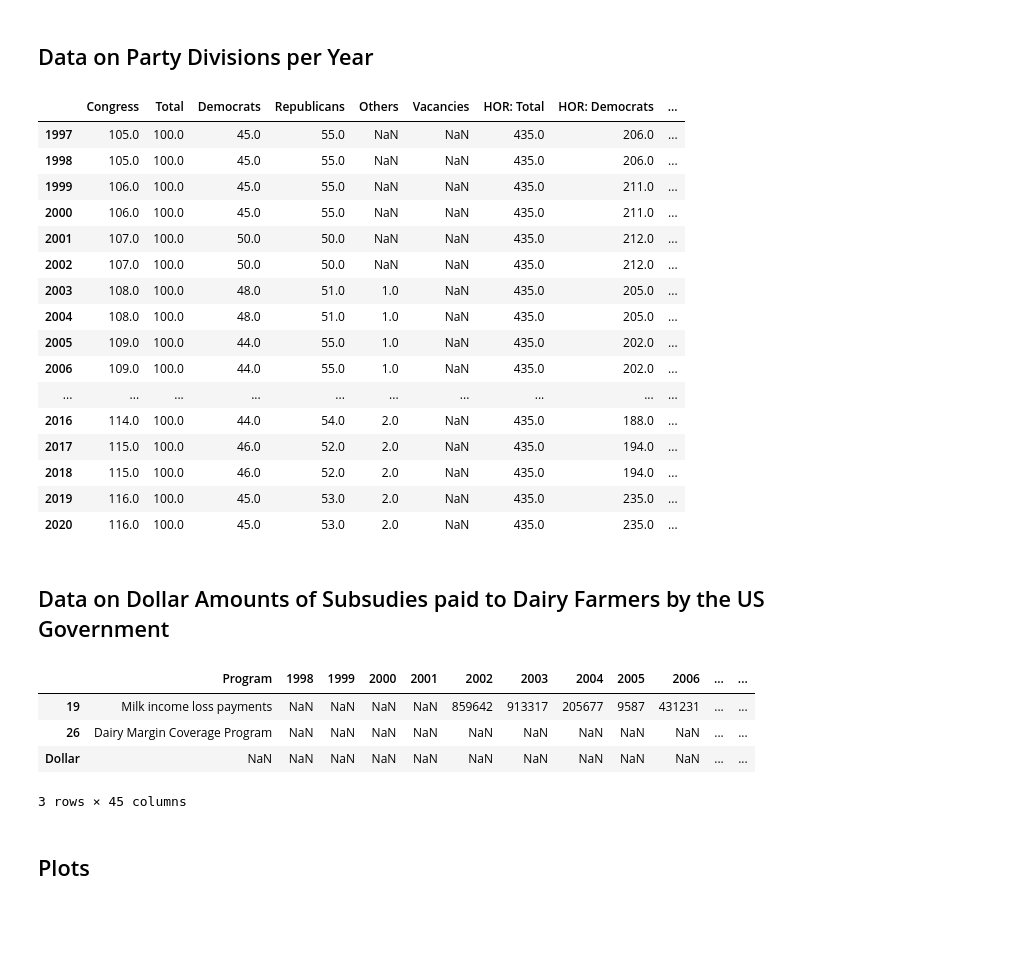
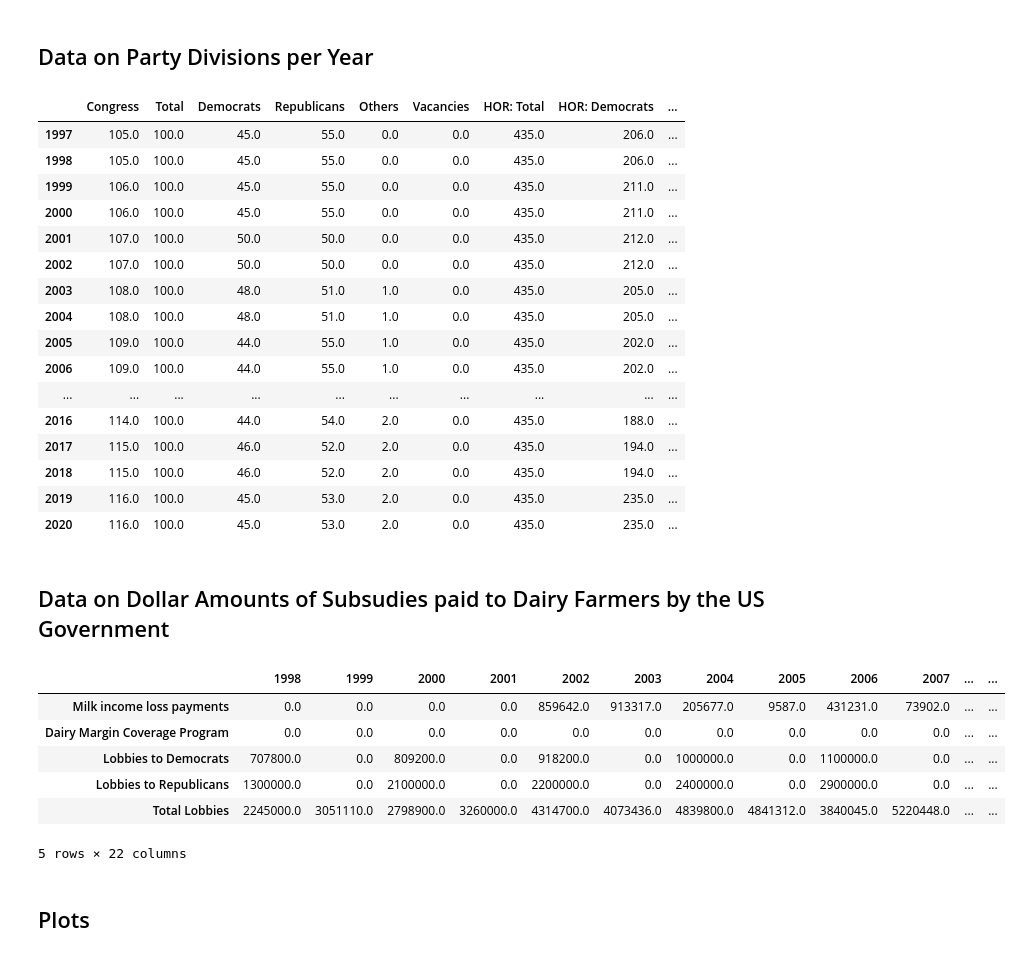
Before and after one commit to laniepreston/Data-Wrangling-Final-Project, a Jupyter notebook: Lanie_Floor_Final_Project.ipynb, the cells around one changed output. Drawn from its saved outputs; the diff is of its cells as text; code cells hidden in the pictures; blank space fills up the shorter version.

```diff
--- a/Lanie_Floor_Final_Project.ipynb
+++ b/Lanie_Floor_Final_Project.ipynb
@@ -52,25 +52,26 @@ for index, row in senate_division.iterrows():
     row.name = row.name+1
     senate_division_per_year = senate_division_per_year.append(row)
 
+senate_division_per_year = senate_division_per_year.fillna(0)
 senate_division_per_year
 # %% [output]
 |  | Congress | Total | Democrats | Republicans | Others | Vacancies | HOR: Total | HOR: Democrats | ... |
-| 1997 | 105.0 | 100.0 | 45.0 | 55.0 | NaN | NaN | 435.0 | 206.0 | ... |
-| 1998 | 105.0 | 100.0 | 45.0 | 55.0 | NaN | NaN | 435.0 | 206.0 | ... |
-| 1999 | 106.0 | 100.0 | 45.0 | 55.0 | NaN | NaN | 435.0 | 211.0 | ... |
-| 2000 | 106.0 | 100.0 | 45.0 | 55.0 | NaN | NaN | 435.0 | 211.0 | ... |
-| 2001 | 107.0 | 100.0 | 50.0 | 50.0 | NaN | NaN | 435.0 | 212.0 | ... |
-| 2002 | 107.0 | 100.0 | 50.0 | 50.0 | NaN | NaN | 435.0 | 212.0 | ... |
-| 2003 | 108.0 | 100.0 | 48.0 | 51.0 | 1.0 | NaN | 435.0 | 205.0 | ... |
-| 2004 | 108.0 | 100.0 | 48.0 | 51.0 | 1.0 | NaN | 435.0 | 205.0 | ... |
-| 2005 | 109.0 | 100.0 | 44.0 | 55.0 | 1.0 | NaN | 435.0 | 202.0 | ... |
-| 2006 | 109.0 | 100.0 | 44.0 | 55.0 | 1.0 | NaN | 435.0 | 202.0 | ... |
+| 1997 | 105.0 | 100.0 | 45.0 | 55.0 | 0.0 | 0.0 | 435.0 | 206.0 | ... |
+| 1998 | 105.0 | 100.0 | 45.0 | 55.0 | 0.0 | 0.0 | 435.0 | 206.0 | ... |
+| 1999 | 106.0 | 100.0 | 45.0 | 55.0 | 0.0 | 0.0 | 435.0 | 211.0 | ... |
+| 2000 | 106.0 | 100.0 | 45.0 | 55.0 | 0.0 | 0.0 | 435.0 | 211.0 | ... |
+| 2001 | 107.0 | 100.0 | 50.0 | 50.0 | 0.0 | 0.0 | 435.0 | 212.0 | ... |
+| 2002 | 107.0 | 100.0 | 50.0 | 50.0 | 0.0 | 0.0 | 435.0 | 212.0 | ... |
+| 2003 | 108.0 | 100.0 | 48.0 | 51.0 | 1.0 | 0.0 | 435.0 | 205.0 | ... |
+| 2004 | 108.0 | 100.0 | 48.0 | 51.0 | 1.0 | 0.0 | 435.0 | 205.0 | ... |
+| 2005 | 109.0 | 100.0 | 44.0 | 55.0 | 1.0 | 0.0 | 435.0 | 202.0 | ... |
+| 2006 | 109.0 | 100.0 | 44.0 | 55.0 | 1.0 | 0.0 | 435.0 | 202.0 | ... |
 | ... | ... | ... | ... | ... | ... | ... | ... | ... | ... |
-| 2016 | 114.0 | 100.0 | 44.0 | 54.0 | 2.0 | NaN | 435.0 | 188.0 | ... |
-| 2017 | 115.0 | 100.0 | 46.0 | 52.0 | 2.0 | NaN | 435.0 | 194.0 | ... |
-| 2018 | 115.0 | 100.0 | 46.0 | 52.0 | 2.0 | NaN | 435.0 | 194.0 | ... |
-| 2019 | 116.0 | 100.0 | 45.0 | 53.0 | 2.0 | NaN | 435.0 | 235.0 | ... |
-| 2020 | 116.0 | 100.0 | 45.0 | 53.0 | 2.0 | NaN | 435.0 | 235.0 | ... |
+| 2016 | 114.0 | 100.0 | 44.0 | 54.0 | 2.0 | 0.0 | 435.0 | 188.0 | ... |
+| 2017 | 115.0 | 100.0 | 46.0 | 52.0 | 2.0 | 0.0 | 435.0 | 194.0 | ... |
+| 2018 | 115.0 | 100.0 | 46.0 | 52.0 | 2.0 | 0.0 | 435.0 | 194.0 | ... |
+| 2019 | 116.0 | 100.0 | 45.0 | 53.0 | 2.0 | 0.0 | 435.0 | 235.0 | ... |
+| 2020 | 116.0 | 100.0 | 45.0 | 53.0 | 2.0 | 0.0 | 435.0 | 235.0 | ... |
 # %% [markdown]
 ## Data on Dollar Amounts of Subsudies paid to Dairy Farmers by the US Government ##
 # %%
@@ -92,26 +93,30 @@ def clean_df(df):
 payouts1990 = clean_df(payouts1990)
 payouts2000 = clean_df(payouts2000)
 payouts2010 = clean_df(payouts2010)
+payouts2000[payouts2000.select_dtypes(include=['number']).columns] *= 1000
+
 
 payouts_early = pd.merge(payouts1990, payouts2000, how='outer')
 payouts_early = payouts_early.drop([1990, 1991, 1992, 1993, 1994, 1995, 1996, 1997], axis=1)
 all_payouts = pd.merge(payouts_early, payouts2010, how='outer')
-
 search_values = ['dairy','milk']
 dairy_payouts = all_payouts[all_payouts['Program'].str.contains('|'.join(search_values),  na=False, case=False)]
+dairy_payouts = dairy_payouts.set_index('Program')
+dairy_payouts.columns = dairy_payouts.columns.map(int)
 # %%
-#lobbies per year per party - how do we read this in?
-lobbies = pd.read_excel('AnnualLobyingOnDairy.xlsx', index_col=0)
+lobbies = pd.read_excel("AnnualLobyingOnDairy.xlsx", index_cols=0)
 #reset index so years is a column
-#lobbies.reset_index(level=0, inplace=True)
-lobbies_final = lobbies.pivot_table('Dollar', columns='Year')
-all_funding = pd.concat([dairy_payouts, lobbies_final], axis=1, sort=False)
+lobbies_final = lobbies.pivot_table(columns='Year')
+all_funding = dairy_payouts.append(lobbies_final)
+all_funding = all_funding.fillna(0)
 all_funding
 # %% [output]
-|  | Program | 1998 | 1999 | 2000 | 2001 | 2002 | 2003 | 2004 | 2005 | 2006 | ... | ... |
-| 19 | Milk income loss payments | NaN | NaN | NaN | NaN | 859642 | 913317 | 205677 | 9587 | 431231 | ... | ... |
-| 26 | Dairy Margin Coverage Program | NaN | NaN | NaN | NaN | NaN | NaN | NaN | NaN | NaN | ... | ... |
-| Dollar | NaN | NaN | NaN | NaN | NaN | NaN | NaN | NaN | NaN | NaN | ... | ... |
+|  | 1998 | 1999 | 2000 | 2001 | 2002 | 2003 | 2004 | 2005 | 2006 | 2007 | ... | ... |
+| Milk income loss payments | 0.0 | 0.0 | 0.0 | 0.0 | 859642.0 | 913317.0 | 205677.0 | 9587.0 | 431231.0 | 73902.0 | ... | ... |
+| Dairy Margin Coverage Program | 0.0 | 0.0 | 0.0 | 0.0 | 0.0 | 0.0 | 0.0 | 0.0 | 0.0 | 0.0 | ... | ... |
+| Lobbies to Democrats | 707800.0 | 0.0 | 809200.0 | 0.0 | 918200.0 | 0.0 | 1000000.0 | 0.0 | 1100000.0 | 0.0 | ... | ... |
+| Lobbies to Republicans | 1300000.0 | 0.0 | 2100000.0 | 0.0 | 2200000.0 | 0.0 | 2400000.0 | 0.0 | 2900000.0 | 0.0 | ... | ... |
+| Total Lobbies | 2245000.0 | 3051110.0 | 2798900.0 | 3260000.0 | 4314700.0 | 4073436.0 | 4839800.0 | 4841312.0 | 3840045.0 | 5220448.0 | ... | ... |
-3 rows × 45 columns
+5 rows × 22 columns
 # %% [markdown]
 ## Plots
```
Also changed, not shown: parts of 4 cells of this notebook, 1 other file.
